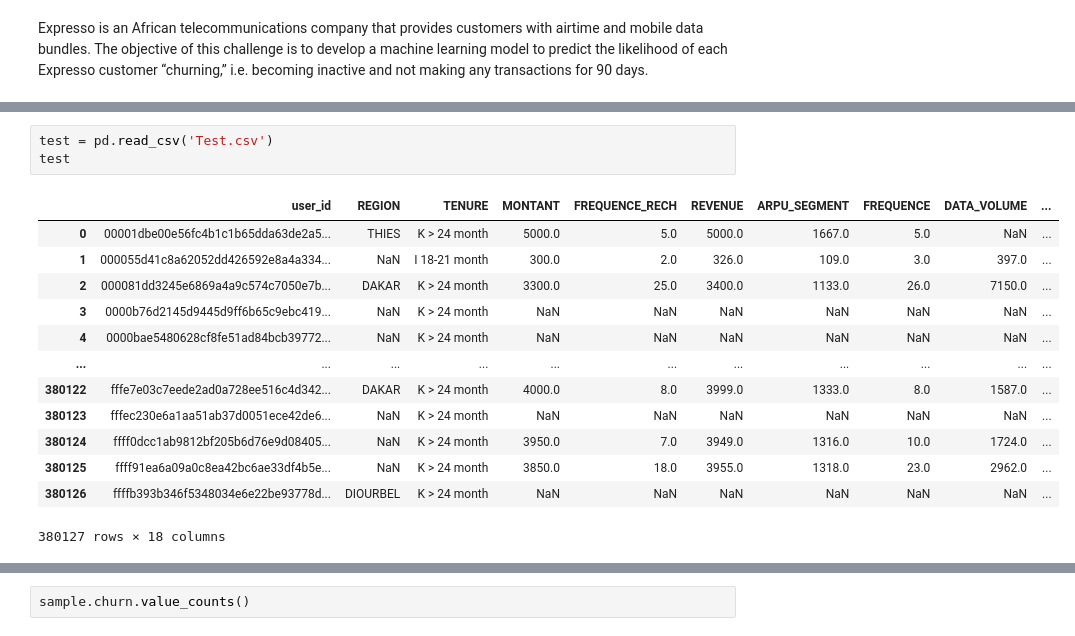
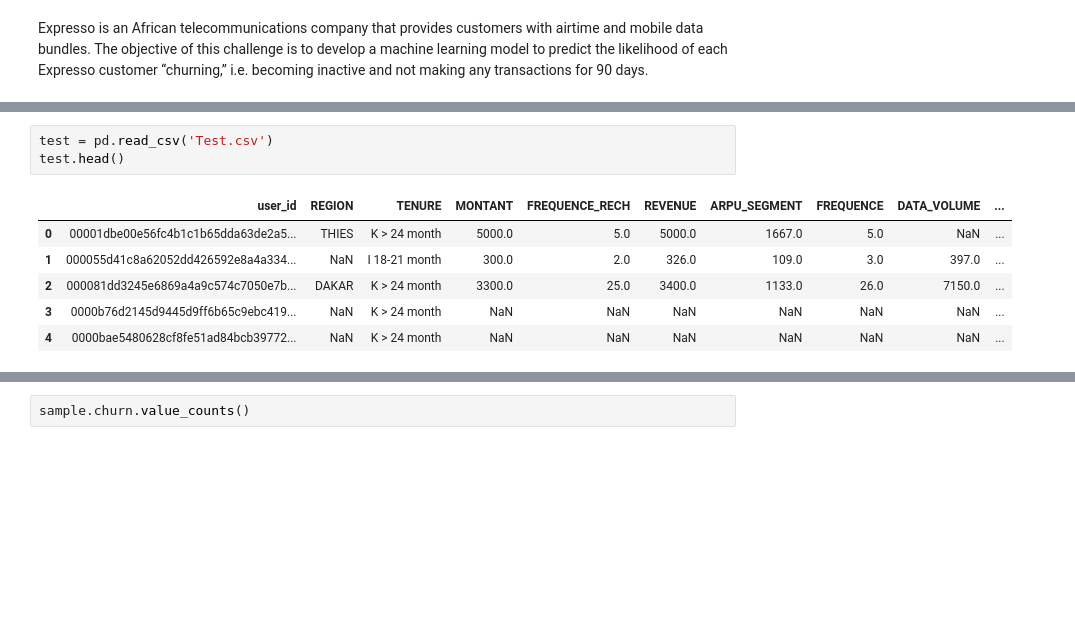
Before and after one commit to loopiiu/DSP2_Endterm, a Jupyter notebook: notebook/dsp2_endterm.ipynb, the cells around one changed output, grey strips where cells are left out. Drawn from its saved outputs; the diff is of its cells as text; blank space fills up the shorter version.

```diff
--- a/notebook/dsp2_endterm.ipynb
+++ b/notebook/dsp2_endterm.ipynb
@@ -27,19 +21,12 @@ train
 # %%
 test = pd.read_csv('Test.csv')
-test
+test.head()
 # %% [output]
 |  | user_id | REGION | TENURE | MONTANT | FREQUENCE_RECH | REVENUE | ARPU_SEGMENT | FREQUENCE | DATA_VOLUME | ... |
 | 0 | 00001dbe00e56fc4b1c1b65dda63de2a5... | THIES | K > 24 month | 5000.0 | 5.0 | 5000.0 | 1667.0 | 5.0 | NaN | ... |
 | 1 | 000055d41c8a62052dd426592e8a4a334... | NaN | I 18-21 month | 300.0 | 2.0 | 326.0 | 109.0 | 3.0 | 397.0 | ... |
 | 2 | 000081dd3245e6869a4a9c574c7050e7b... | DAKAR | K > 24 month | 3300.0 | 25.0 | 3400.0 | 1133.0 | 26.0 | 7150.0 | ... |
 | 3 | 0000b76d2145d9445d9ff6b65c9ebc419... | NaN | K > 24 month | NaN | NaN | NaN | NaN | NaN | NaN | ... |
 | 4 | 0000bae5480628cf8fe51ad84bcb39772... | NaN | K > 24 month | NaN | NaN | NaN | NaN | NaN | NaN | ... |
-| ... | ... | ... | ... | ... | ... | ... | ... | ... | ... | ... |
-| 380122 | fffe7e03c7eede2ad0a728ee516c4d342... | DAKAR | K > 24 month | 4000.0 | 8.0 | 3999.0 | 1333.0 | 8.0 | 1587.0 | ... |
-| 380123 | fffec230e6a1aa51ab37d0051ece42de6... | NaN | K > 24 month | NaN | NaN | NaN | NaN | NaN | NaN | ... |
-| 380124 | ffff0dcc1ab9812bf205b6d76e9d08405... | NaN | K > 24 month | 3950.0 | 7.0 | 3949.0 | 1316.0 | 10.0 | 1724.0 | ... |
-| 380125 | ffff91ea6a09a0c8ea42bc6ae33df4b5e... | NaN | K > 24 month | 3850.0 | 18.0 | 3955.0 | 1318.0 | 23.0 | 2962.0 | ... |
-| 380126 | ffffb393b346f5348034e6e22be93778d... | DIOURBEL | K > 24 month | NaN | NaN | NaN | NaN | NaN | NaN | ... |
-380127 rows × 18 columns
 # %%
 sample = pd.read_csv('SampleSubmission.csv')
```
Also changed, not shown: parts of 188 cells of this notebook.
